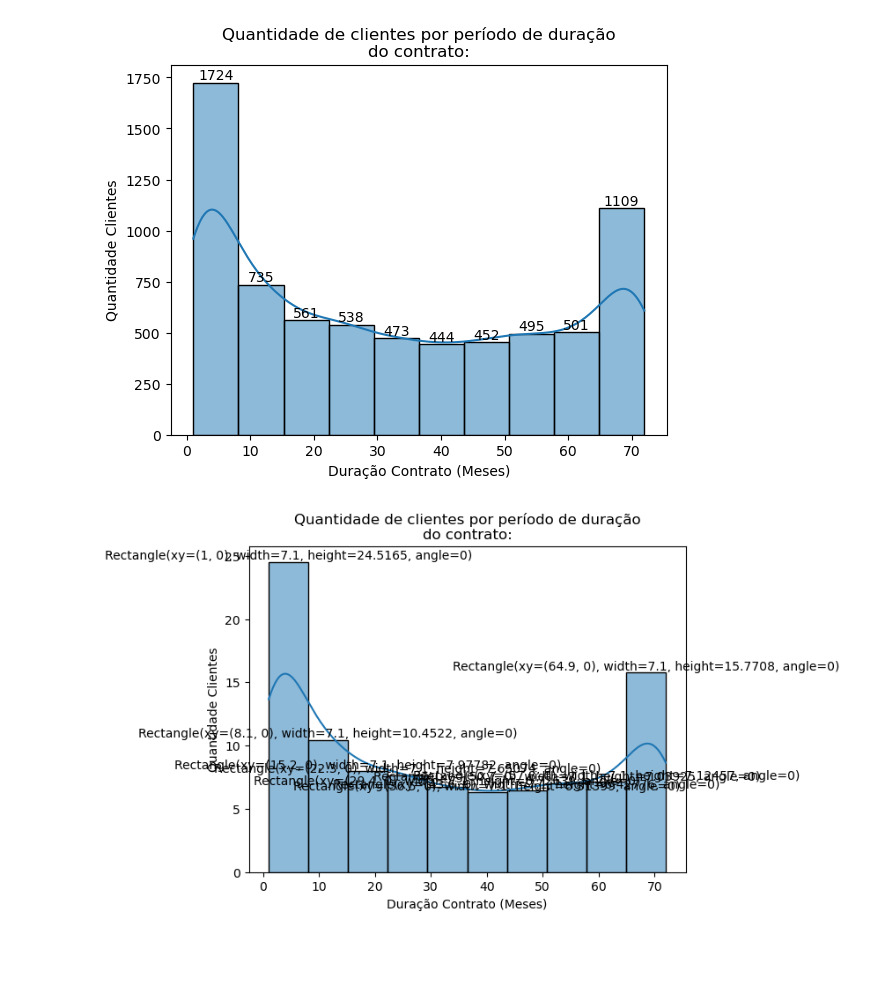
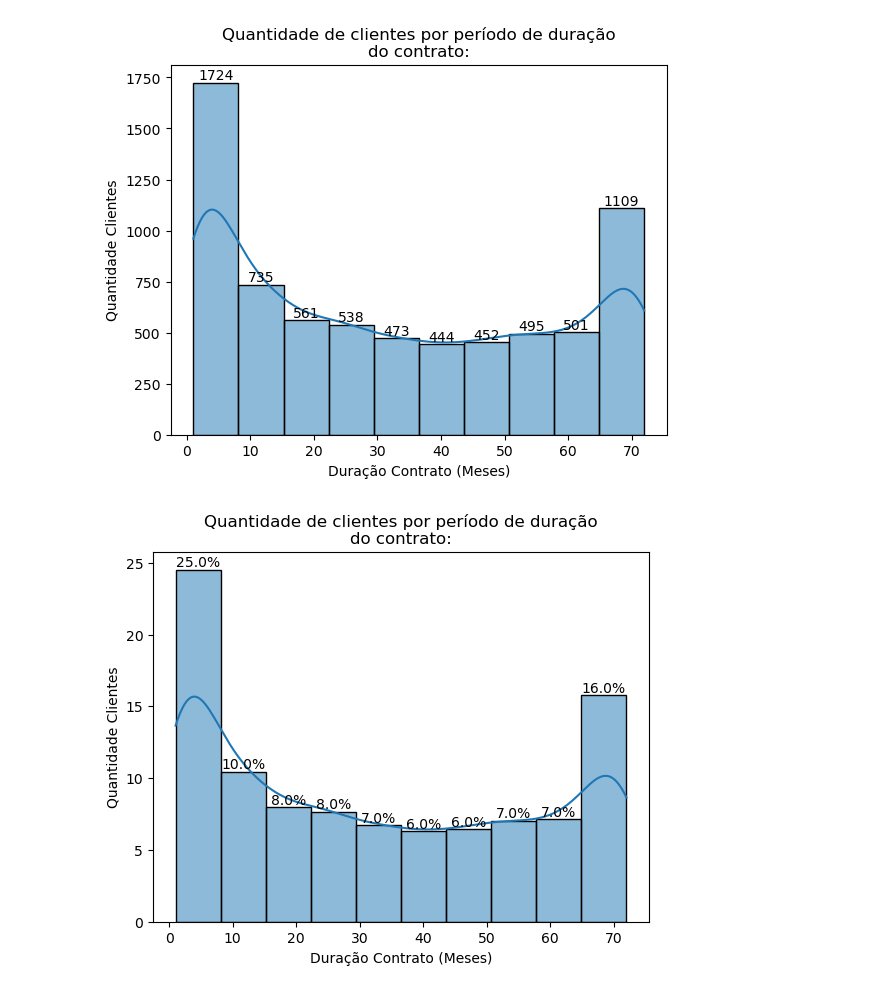
Before and after one commit to Megalonnix/ChallengeTelecomX, a Jupyter notebook: TelecomX_BR.ipynb, the cells around one changed output. Cells and saved outputs as stored; diff of their text form; code cells hidden in the pictures; blank space fills up the shorter version.

```diff
--- a/TelecomX_BR.ipynb
+++ b/TelecomX_BR.ipynb
@@ -538,39 +538,36 @@ plt.show()
 # %% [output]
 [figure]
 # %%
-# Dados desejados
-qtd_meses_por_contrato = list(df['tenure'])
-
 # Dados no formato desejado por mim:
 series_ = pd.Series(
     qtd_meses_por_contrato,
     name='Duração Contrato (Meses)')
 
 # Construção do Histograma:
 fig, ax = plt.subplots()
 hist_plot = sns.histplot(
     data=series_,
     kde=True,
     ax=ax,
-    bins=10,        # Intervalos histograma
-    element='bars', # [bars, step, poly]
-    stat='percent')   # 'count' -> qtd absoluta
-                    # 'percent' -> porcentagem (maneiro, vou usar dps)
+    bins=10,
+    element='bars',
+    stat='percent')
 
 
 # Adicionando legendas nas barrinhas
 # do histograma (Seaborn):
 for vls_barras in hist_plot.containers:
-    ax.bar_label(vls_barras,
-        labels=\
-            [vl_individual for vl_individual in vls_barras])
+    ax.bar_label(vls_barras, labels=[
+            f'{round(vl_individual.get_height(), 0)}%'
+            for vl_individual in vls_barras
+        ])
 
 # Leitura do Histograma:
 plt.title(
     'Quantidade de clientes por período de duração'+
     '\ndo contrato:')
 plt.xlabel('Duração Contrato (Meses)') # Por default, ele pega da Series
 plt.ylabel('Quantidade Clientes')
 plt.show()
 # %% [output]
-[figure, old version]
+[figure, new version]
```
Also changed, not shown: parts of 1 cell of this notebook.
